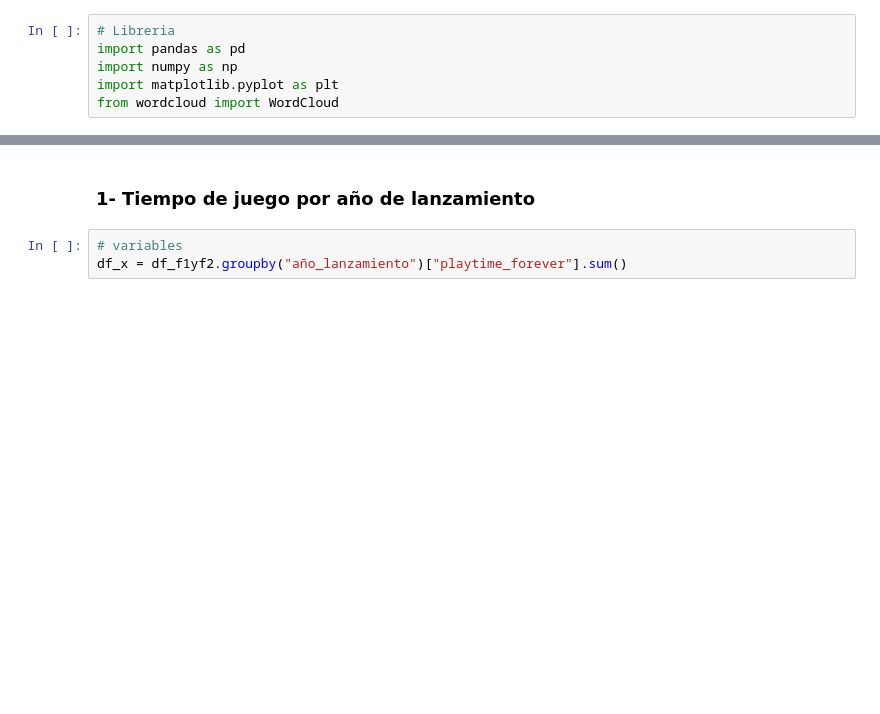
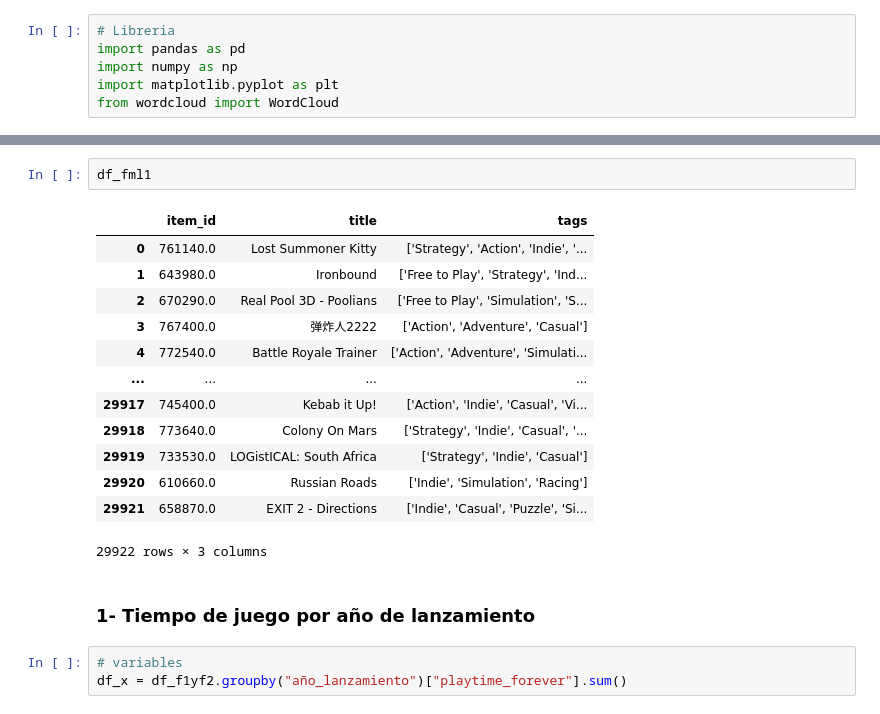
Before and after one commit to Hern4nOckham/Proyecto_SoyHenry_DataSc-1, a Jupyter notebook: 1_Notebooks/3_xEDA.ipynb, the cells around one changed output, grey strips where cells are left out. Saved outputs shown, nothing was run; the diff lists cells and outputs as text; blank space fills up the shorter version.

```diff
--- a/1_Notebooks/3_xEDA.ipynb
+++ b/1_Notebooks/3_xEDA.ipynb
@@ -24,3 +50,19 @@ df_fml1 = pd.read_parquet("/content/drive/MyDrive/Henry - Proyecto individial_1/
+# %%
+df_fml1
+# %% [output]
+|  | item_id | title | tags |
+| 0 | 761140.0 | Lost Summoner Kitty | ['Strategy', 'Action', 'Indie', '... |
+| 1 | 643980.0 | Ironbound | ['Free to Play', 'Strategy', 'Ind... |
+| 2 | 670290.0 | Real Pool 3D - Poolians | ['Free to Play', 'Simulation', 'S... |
+| 3 | 767400.0 | 弹炸人2222 | ['Action', 'Adventure', 'Casual'] |
+| 4 | 772540.0 | Battle Royale Trainer | ['Action', 'Adventure', 'Simulati... |
+| ... | ... | ... | ... |
+| 29917 | 745400.0 | Kebab it Up! | ['Action', 'Indie', 'Casual', 'Vi... |
+| 29918 | 773640.0 | Colony On Mars | ['Strategy', 'Indie', 'Casual', '... |
+| 29919 | 733530.0 | LOGistICAL: South Africa | ['Strategy', 'Indie', 'Casual'] |
+| 29920 | 610660.0 | Russian Roads | ['Indie', 'Simulation', 'Racing'] |
+| 29921 | 658870.0 | EXIT 2 - Directions | ['Indie', 'Casual', 'Puzzle', 'Si... |
+29922 rows × 3 columns
 # %% [markdown]
 ### **1- Tiempo de juego por año de lanzamiento**
 # %%
```
Also changed, not shown: parts of 8 cells of this notebook.
